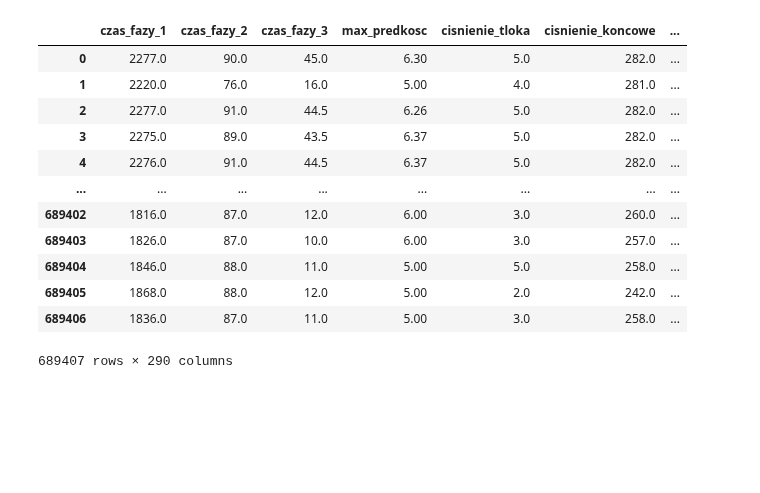
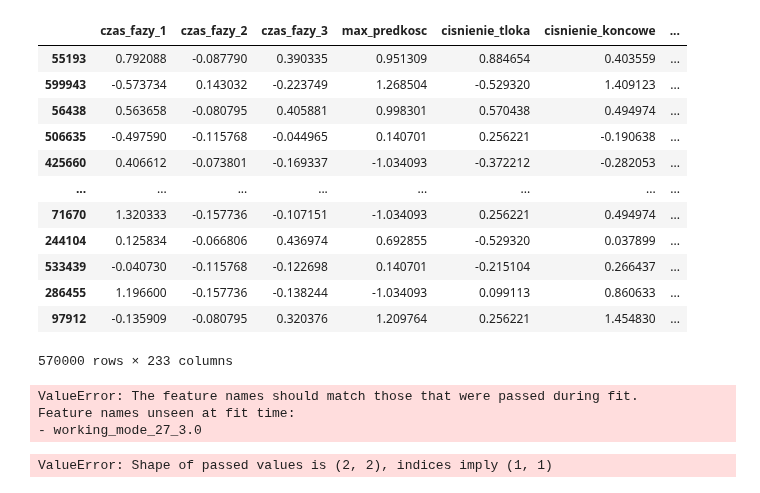
Before and after one commit to kubas99x/predict_quality_of_car_parts, a Jupyter notebook: src/main_notebook.ipynb, the cells around one changed output. Saved outputs shown, nothing was run; the diff lists cells and outputs as text; code cells hidden in the pictures; blank space fills up the shorter version.

```diff
--- a/src/main_notebook.ipynb
+++ b/src/main_notebook.ipynb
@@ -82,24 +48,8 @@ Name: working_mode_28_2.0, Length: 689825, dtype: int32
-# %%
-categorized_columns.pop(-1)
-ml_data = normalize_data(final_table, categorized_columns)
-#for name in ['train', 'test', 'valid']:
-#    save_df_to_csv(ml_data[f'x_{name}'], f'final_table_x-{name}.csv')
-#    save_df_to_csv(ml_data[f'y_{name}'], f'final_table_y-{name}.csv')
 # %%
 final_table = read_csv('final_table_before_normalization.csv')
-# %%
-final_table
-# %% [output]
-|  | czas_fazy_1 | czas_fazy_2 | czas_fazy_3 | max_predkosc | cisnienie_tloka | cisnienie_koncowe | ... |
-| 0 | 2277.0 | 90.0 | 45.0 | 6.30 | 5.0 | 282.0 | ... |
-| 1 | 2220.0 | 76.0 | 16.0 | 5.00 | 4.0 | 281.0 | ... |
-| 2 | 2277.0 | 91.0 | 44.5 | 6.26 | 5.0 | 282.0 | ... |
-| 3 | 2275.0 | 89.0 | 43.5 | 6.37 | 5.0 | 282.0 | ... |
-| 4 | 2276.0 | 91.0 | 44.5 | 6.37 | 5.0 | 282.0 | ... |
-| ... | ... | ... | ... | ... | ... | ... | ... |
-| 689402 | 1816.0 | 87.0 | 12.0 | 6.00 | 3.0 | 260.0 | ... |
-| 689403 | 1826.0 | 87.0 | 10.0 | 6.00 | 3.0 | 257.0 | ... |
-| 689404 | 1846.0 | 88.0 | 11.0 | 5.00 | 5.0 | 258.0 | ... |
-| 689405 | 1868.0 | 88.0 | 12.0 | 5.00 | 2.0 | 242.0 | ... |
-| 689406 | 1836.0 | 87.0 | 11.0 | 5.00 | 3.0 | 258.0 | ... |
-689407 rows × 290 columns
+# %%
+categorized_columns.pop()
+# %%
+ml_data = split_data(final_table)
+for name in ['x_train', 'x_valid', 'x_test']:
+    ml_data[f'{name}'].drop(columns=categorized_columns, inplace=True)
@@ -106,2 +58,32 @@ final_table
+# %%
+ml_data['x_train']
+# %% [output]
+|  | czas_fazy_1 | czas_fazy_2 | czas_fazy_3 | max_predkosc | cisnienie_tloka | cisnienie_koncowe | ... |
+| 55193 | 0.792088 | -0.087790 | 0.390335 | 0.951309 | 0.884654 | 0.403559 | ... |
+| 599943 | -0.573734 | 0.143032 | -0.223749 | 1.268504 | -0.529320 | 1.409123 | ... |
+| 56438 | 0.563658 | -0.080795 | 0.405881 | 0.998301 | 0.570438 | 0.494974 | ... |
+| 506635 | -0.497590 | -0.115768 | -0.044965 | 0.140701 | 0.256221 | -0.190638 | ... |
+| 425660 | 0.406612 | -0.073801 | -0.169337 | -1.034093 | -0.372212 | -0.282053 | ... |
+| ... | ... | ... | ... | ... | ... | ... | ... |
+| 71670 | 1.320333 | -0.157736 | -0.107151 | -1.034093 | 0.256221 | 0.494974 | ... |
+| 244104 | 0.125834 | -0.066806 | 0.436974 | 0.692855 | -0.529320 | 0.037899 | ... |
+| 533439 | -0.040730 | -0.115768 | -0.122698 | 0.140701 | -0.215104 | 0.266437 | ... |
+| 286455 | 1.196600 | -0.157736 | -0.138244 | -1.034093 | 0.099113 | 0.860633 | ... |
+| 97912 | -0.135909 | -0.080795 | 0.320376 | 1.209764 | 0.256221 | 1.454830 | ... |
+570000 rows × 233 columns
+# %%
+ml_data['x_train'], scaler = normalize_data(ml_data['x_train'], categorized_columns)
+save_df_to_csv(ml_data['x_train'], 'x_train.csv')
+save_df_to_csv(ml_data['y_train'], 'y_train.csv')
+ml_data['x_valid'] = normalize_data(ml_data['x_valid'], categorized_columns, scaler)
+save_df_to_csv(ml_data['x_valid'], 'x_valid.csv')
+save_df_to_csv(ml_data['y_valid'], 'y_valid.csv')
+ml_data['x_test'] = normalize_data(ml_data['x_test'], categorized_columns, scaler)
+save_df_to_csv(ml_data['x_test'], 'x_test.csv')
+save_df_to_csv(ml_data['y_test'], 'y_test.csv')
+# %% [output]
+ValueError: The feature names should match those that were passed during fit.
+Feature names unseen at fit time:
+- working_mode_27_3.0
 # %%
 analyze_data(final_table)
@@ -110,2 +90,9 @@ ml_data = split_data(final_table)
 # %%
 final_table_9, final_table_10 = distinct_machine(final_table)
+# %%
+# drzewa decyzyjne
+
+clf = create_decision_tree_model(ml_data['x_train'], ml_data['y_train'])
+print_decision_tree_stats(clf, ml_data['x_test'], ml_data['y_test'])
+# %% [output]
+ValueError: Shape of passed values is (2, 2), indices imply (1, 1)
```
Also changed, not shown: parts of 10 cells of this notebook, 2 other files.
